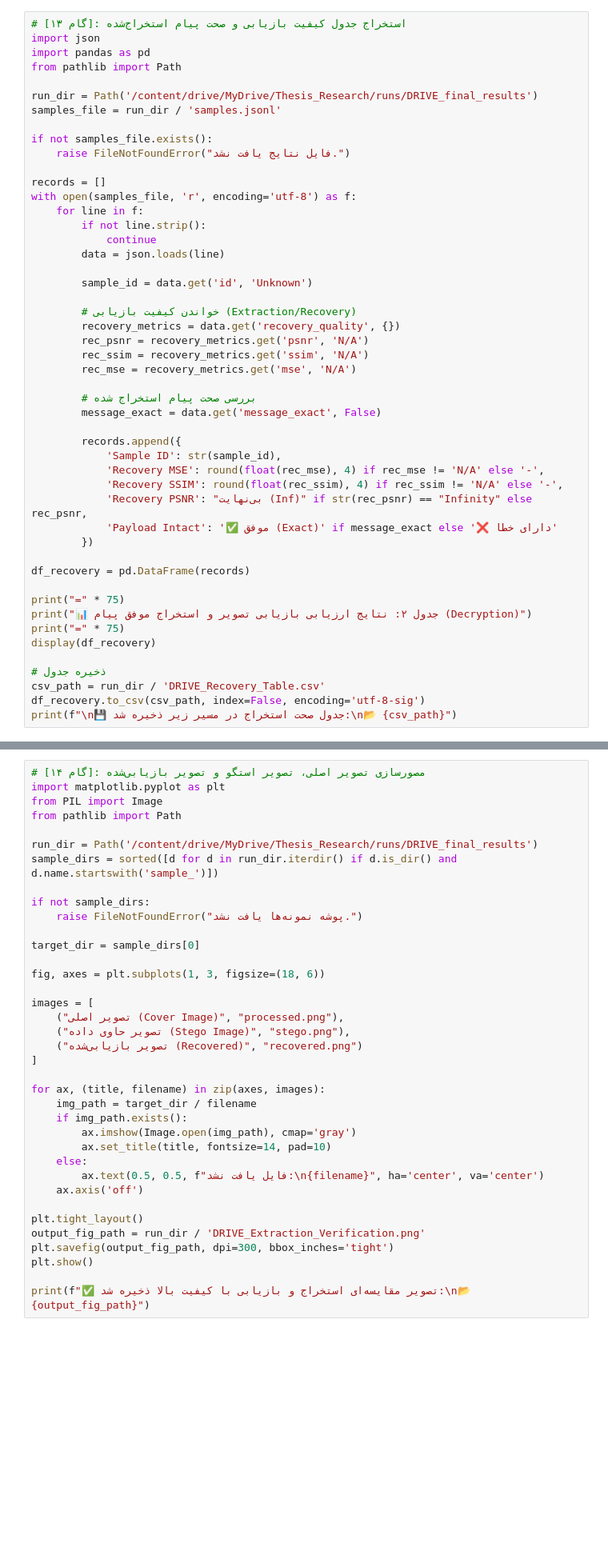
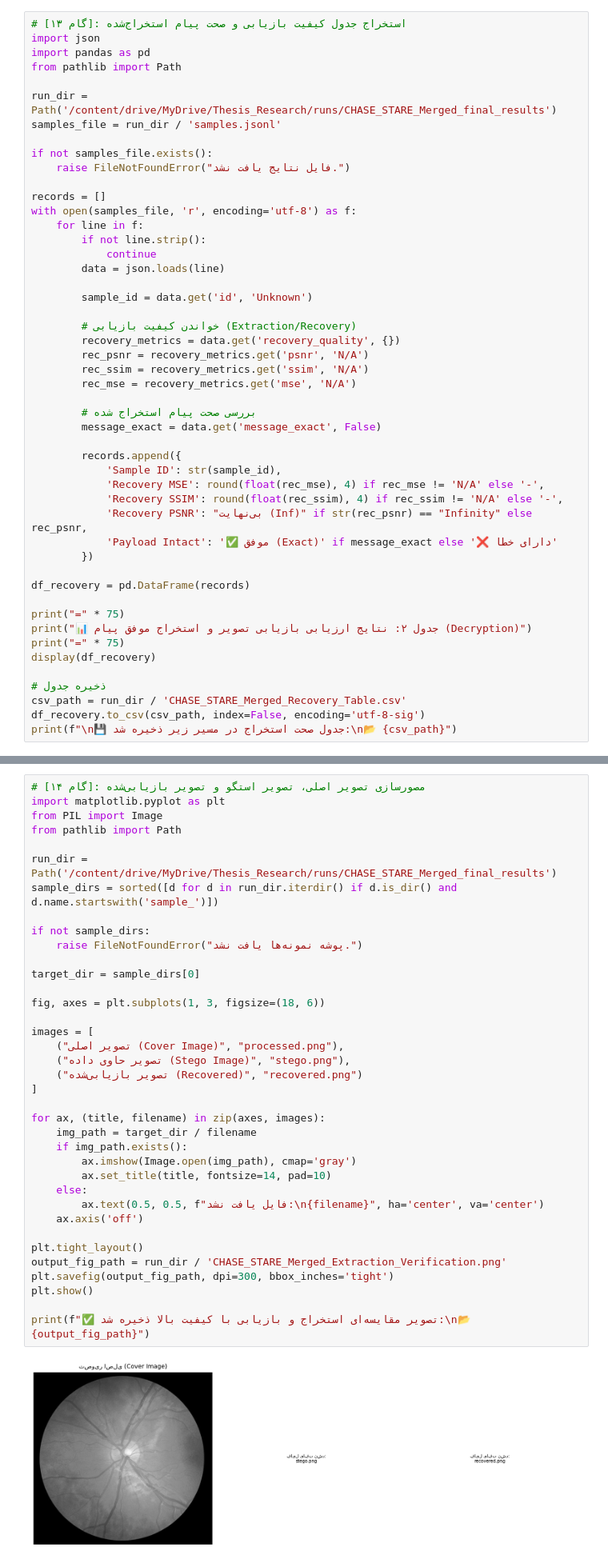
Before and after one commit to mohammadham/ppp, a Jupyter notebook: final_report/thesis/published/scripts/medsec_colab/MIXED.ipynb, the cells around one changed output, grey strips where cells are left out. Shown at 80% size. Cells and saved outputs as stored; diff of their text form; blank space fills up the shorter version.

```diff
--- a/final_report/thesis/published/scripts/medsec_colab/MIXED.ipynb
+++ b/final_report/thesis/published/scripts/medsec_colab/MIXED.ipynb
@@ -969,7 +971,7 @@ import json
 import pandas as pd
 from pathlib import Path
 
-run_dir = Path('/content/drive/MyDrive/Thesis_Research/runs/DRIVE_final_results')
+run_dir = Path('/content/drive/MyDrive/Thesis_Research/runs/CHASE_STARE_Merged_final_results')
 samples_file = run_dir / 'samples.jsonl'
 
 if not samples_file.exists():
@@ -1009,6 +1011,6 @@ print("=" * 75)
 display(df_recovery)
 
 # ذخیره جدول
-csv_path = run_dir / 'DRIVE_Recovery_Table.csv'
+csv_path = run_dir / 'CHASE_STARE_Merged_Recovery_Table.csv'
 df_recovery.to_csv(csv_path, index=False, encoding='utf-8-sig')
 print(f"\n💾 جدول صحت استخراج در مسیر زیر ذخیره شد:\n📂 {csv_path}")
@@ -1018,34 +1031,36 @@ import matplotlib.pyplot as plt
 from PIL import Image
 from pathlib import Path
 
-run_dir = Path('/content/drive/MyDrive/Thesis_Research/runs/DRIVE_final_results')
+run_dir = Path('/content/drive/MyDrive/Thesis_Research/runs/CHASE_STARE_Merged_final_results')
 sample_dirs = sorted([d for d in run_dir.iterdir() if d.is_dir() and d.name.startswith('sample_')])
 
 if not sample_dirs:
     raise FileNotFoundError("پوشه نمونه‌ها یافت نشد.")
 
 target_dir = sample_dirs[0]
 
 fig, axes = plt.subplots(1, 3, figsize=(18, 6))
 
 images = [
     ("تصویر اصلی (Cover Image)", "processed.png"),
     ("تصویر حاوی داده (Stego Image)", "stego.png"),
     ("تصویر بازیابی‌شده (Recovered)", "recovered.png")
 ]
 
 for ax, (title, filename) in zip(axes, images):
     img_path = target_dir / filename
     if img_path.exists():
         ax.imshow(Image.open(img_path), cmap='gray')
         ax.set_title(title, fontsize=14, pad=10)
     else:
         ax.text(0.5, 0.5, f"فایل یافت نشد:\n{filename}", ha='center', va='center')
     ax.axis('off')
 
 plt.tight_layout()
-output_fig_path = run_dir / 'DRIVE_Extraction_Verification.png'
+output_fig_path = run_dir / 'CHASE_STARE_Merged_Extraction_Verification.png'
 plt.savefig(output_fig_path, dpi=300, bbox_inches='tight')
 plt.show()
 
 print(f"✅ تصویر مقایسه‌ای استخراج و بازیابی با کیفیت بالا ذخیره شد:\n📂 {output_fig_path}")
+# %% [output]
+[figure, added]
```
Also changed, not shown: parts of 11 cells of this notebook.
